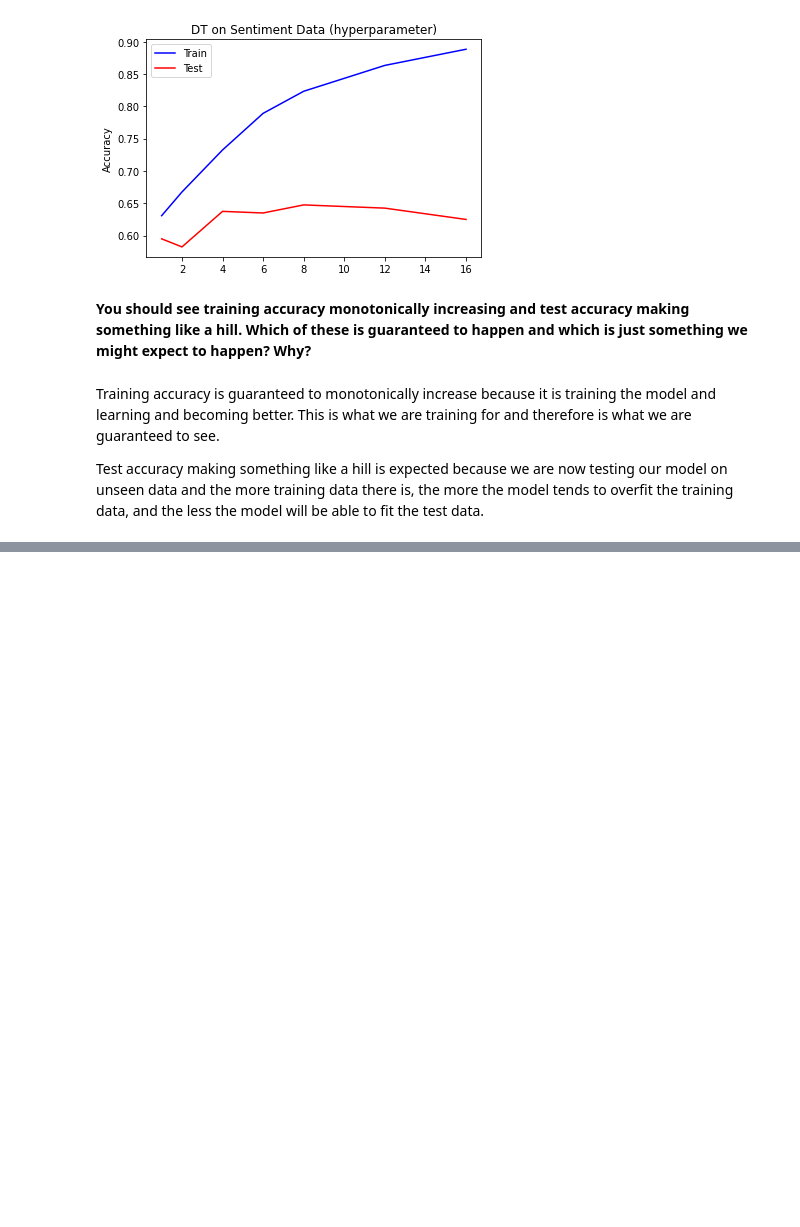
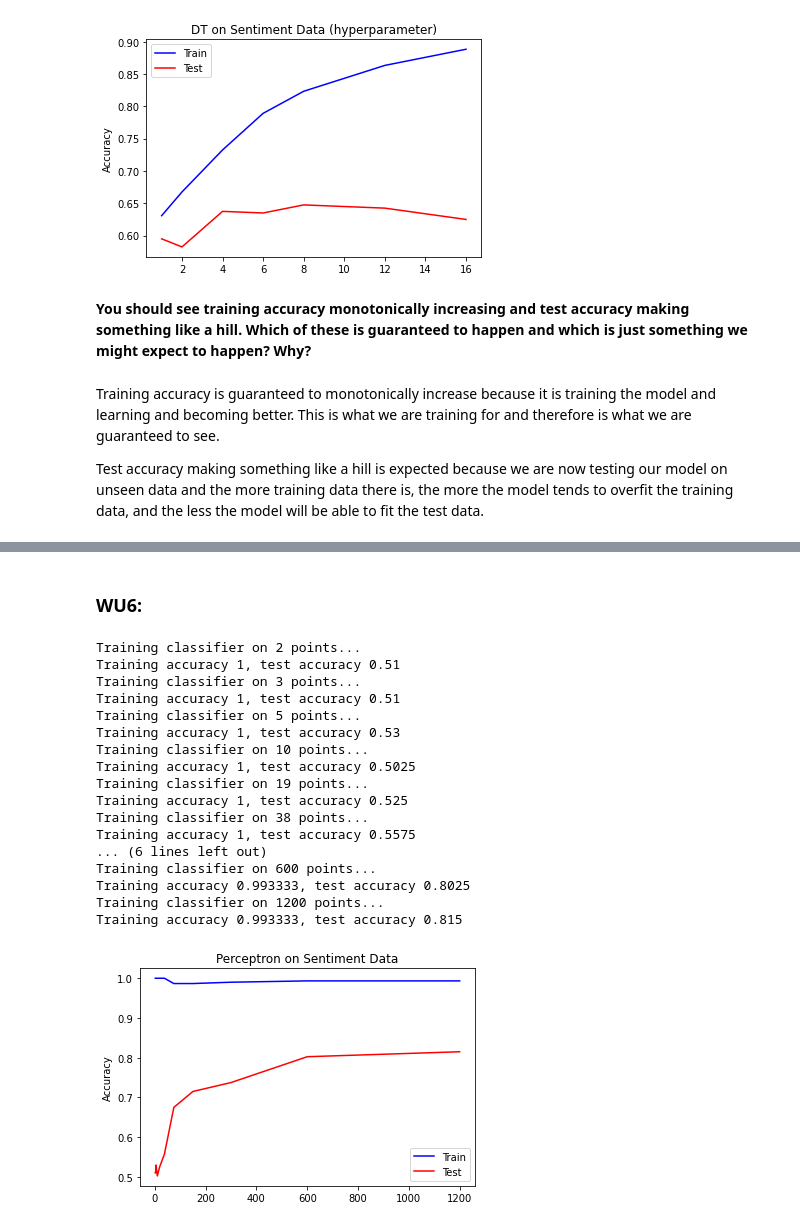
Before and after one commit to chickendreanso/cmsc-422-introduction-to-machine-learning, a Jupyter notebook: p1/WU.ipynb, the cells around one changed output, grey strips where cells are left out. Drawn from its saved outputs; the diff is of its cells as text; code cells hidden in the pictures; blank space fills up the shorter version.

```diff
--- a/p1/WU.ipynb
+++ b/p1/WU.ipynb
@@ -72,0 +149,26 @@ Test accuracy making something like a hill is expected because we are now testin
+# %% [markdown]
+### WU6:
+# %%
+import perceptron
+
+curve = runClassifier.learningCurveSet(perceptron.Perceptron({'numEpoch': 5}), datasets.SentimentData)
+runClassifier.plotCurve('Perceptron on Sentiment Data', curve)
+# %% [output]
+Training classifier on 2 points...
+Training accuracy 1, test accuracy 0.51
+Training classifier on 3 points...
+Training accuracy 1, test accuracy 0.51
+Training classifier on 5 points...
+Training accuracy 1, test accuracy 0.53
+Training classifier on 10 points...
+Training accuracy 1, test accuracy 0.5025
+Training classifier on 19 points...
+Training accuracy 1, test accuracy 0.525
+Training classifier on 38 points...
+Training accuracy 1, test accuracy 0.5575
+... (6 lines left out)
+Training classifier on 600 points...
+Training accuracy 0.993333, test accuracy 0.8025
+Training classifier on 1200 points...
+Training accuracy 0.993333, test accuracy 0.815
+[figure, added]
```
Also changed, not shown: parts of 6 cells of this notebook.
